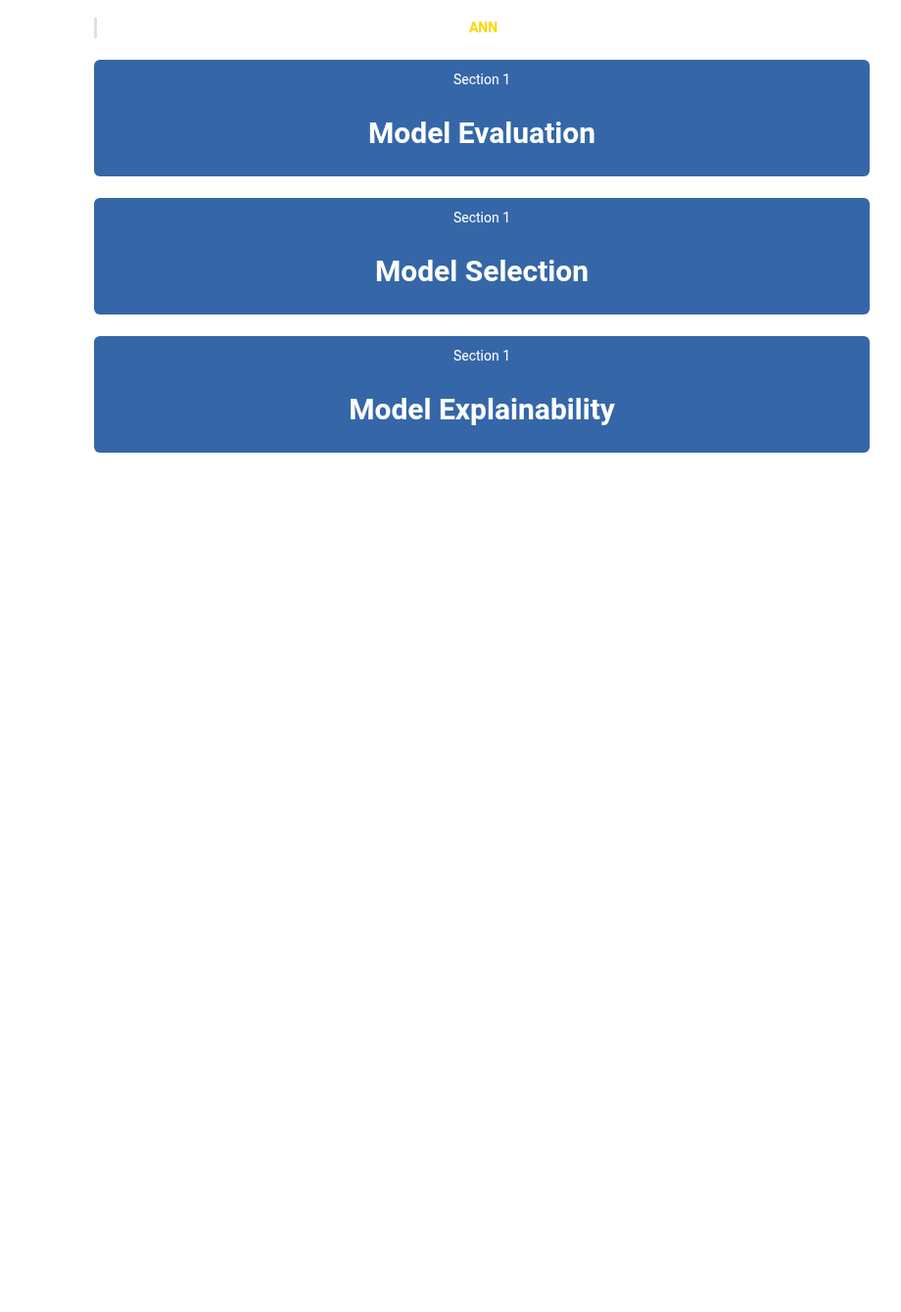
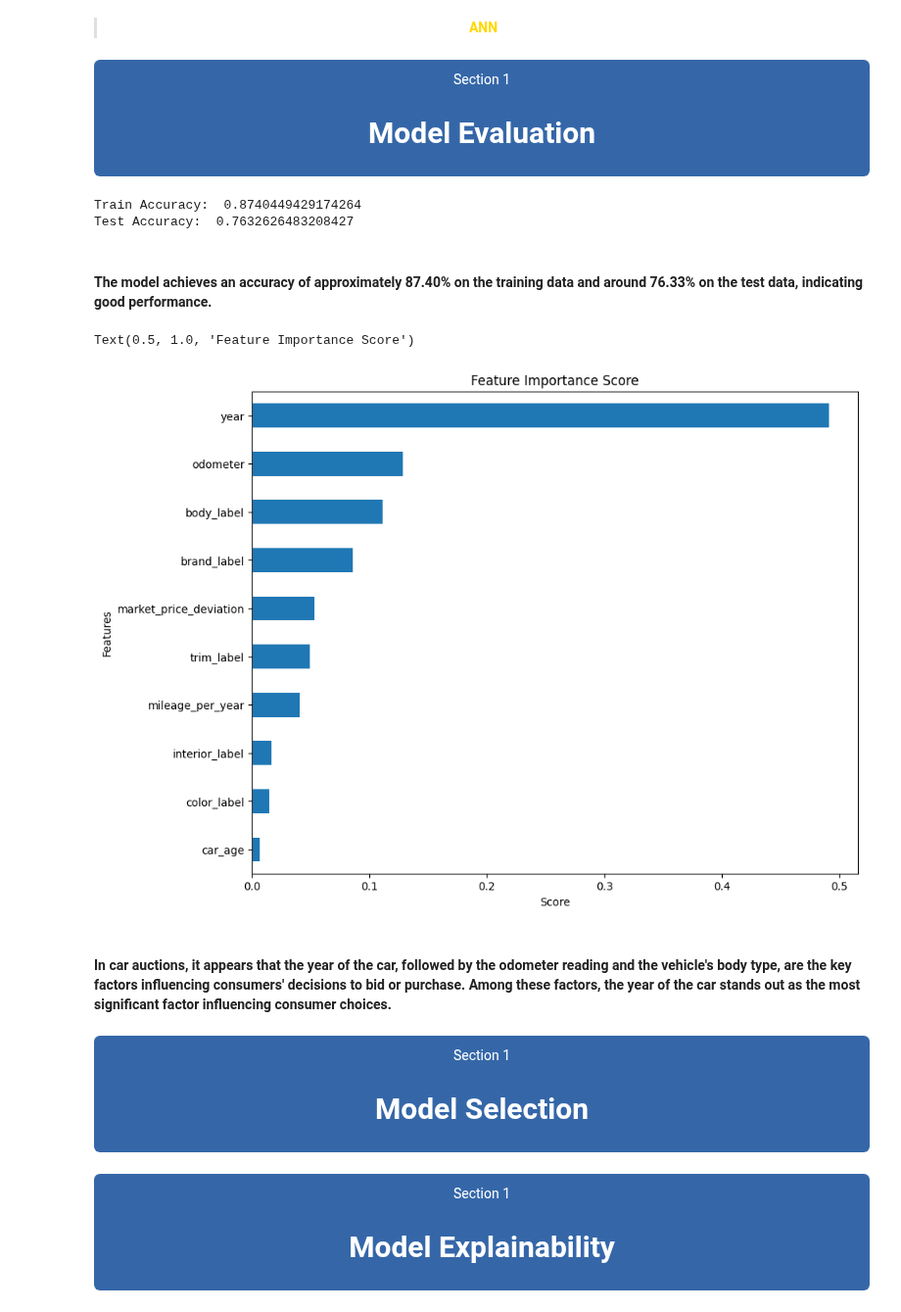
Before and after one commit to maxheijmans/AIM4B_Group1, a Jupyter notebook: UsedCarAuctionPrices/Modelling_UsedCarAuctionPrices.ipynb, the cells around one changed output. Shown at 98% size. Drawn from its saved outputs; the diff is of its cells as text; code cells hidden in the pictures; blank space fills up the shorter version.

Commit message:
Random Forest Done and tuned

```diff
--- a/UsedCarAuctionPrices/Modelling_UsedCarAuctionPrices.ipynb
+++ b/UsedCarAuctionPrices/Modelling_UsedCarAuctionPrices.ipynb
@@ -213,0 +258,14 @@ from sklearn.metrics import mean_squared_error
+# %%
+#After Hyperparameter Tuning Evaluation
+#Creating a RandomForestRegressor with tuned hyperparameters
+random_forest_after_tuning = RandomForestRegressor(n_estimators=280, max_depth=19, random_state=420)
+
+#Training the model with the tuned hyperparameters on the training data
+random_forest_after_tuning.fit(X_train, y_train)
+
+#Making predictions on the validation set using the tuned model
+predictions_after_tuning = random_forest_after_tuning.predict(X_val)
+
+#Calculating the Mean Squared Error (MSE) on the validation set after tuning
+mse_after_tuning = mean_squared_error(y_val, predictions_after_tuning)
+print(f"Mean Squared Error (MSE) on Validation Set after Tuning: {mse_after_tuning}")
@@ -214,7 +288,7 @@ from sklearn.metrics import mean_squared_error
 # %%
-# Initialise the Random Forest Regressor with desired hyperparameters
-random_forest = RandomForestRegressor(n_estimators=100, random_state=42)
+#Creating a RandomForestRegressor with specified hyperparameters
+rf = RandomForestRegressor(n_estimators=280, max_depth=19, random_state=420)
 
-# Train the model on the training data
-random_forest.fit(X_train, y_train)
+#Fitting the RandomForestRegressor model on the training data
+rf.fit(X_train, y_train)
 # %% [output]
@@ -235,6 +302,36 @@ Mean Squared Error (MSE) on Validation Set: 0.25
     <span style="position: absolute; left: -25px; top: 10px; transform: rotate(-45deg); background: #3567A8; padding: 5px 10px; border-radius: 3px;">Section 1</span>
     <h1 style="font-size: 30px;">Model Evaluation </h1>
 </div>
+# %%
+#Printing the accuracy score of the model on the training set
+print('Train Accuracy: ', rf.score(X_train, y_train))
+
+#Printing the accuracy score of the model on the test set
+print('Test Accuracy: ', rf.score(X_test, y_test))
+# %% [output]
+Train Accuracy:  0.8740449429174264
+Test Accuracy:  0.7632626483208427
+# %% [markdown]
+#### The model achieves an accuracy of approximately 87.40% on the training data and around 76.33% on the test data, indicating good performance.
+# %%
+#Calculating feature importances using the trained RandomForestRegressor model
+feature_importance = pd.Series(rf.feature_importances_, index=X.columns)
+
+#Plotting the top 10 important features in a horizontal bar chart
+ax = feature_importance.nlargest(10).plot(kind='barh', figsize=(10, 8))
+
+#Invert y-axis for better visualization
+ax.invert_yaxis()
+
+#Set labels for x and y axes, and the title of the plot
+plt.xlabel('Score')
+plt.ylabel('Features')
+plt.title('Feature Importance Score')
+# %% [output]
+Text(0.5, 1.0, 'Feature Importance Score')
+[figure, added]
+# %% [markdown]
+#### In car auctions, it appears that the year of the car, followed by the odometer reading and the vehicle's body type, are the key factors influencing consumers' decisions to bid or purchase. Among these factors, the year of the car stands out as the most significant factor influencing consumer choices.
 # %% [markdown]
 <div style="position: relative; background: #3567A8; color: white; padding: 10px 15px; text-align: center; border-radius: 6px;">
     <span style="position: absolute; left: -25px; top: 10px; transform: rotate(-45deg); background: #3567A8; padding: 5px 10px; border-radius: 3px;">Section 1</span>
```
Also changed, not shown: parts of 23 cells of this notebook.
